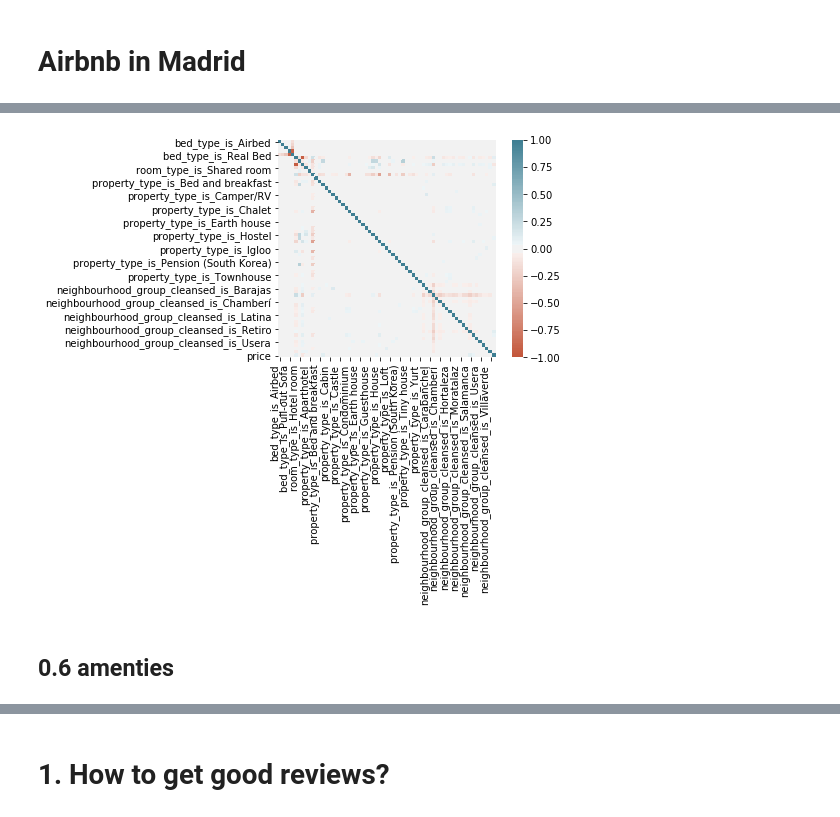
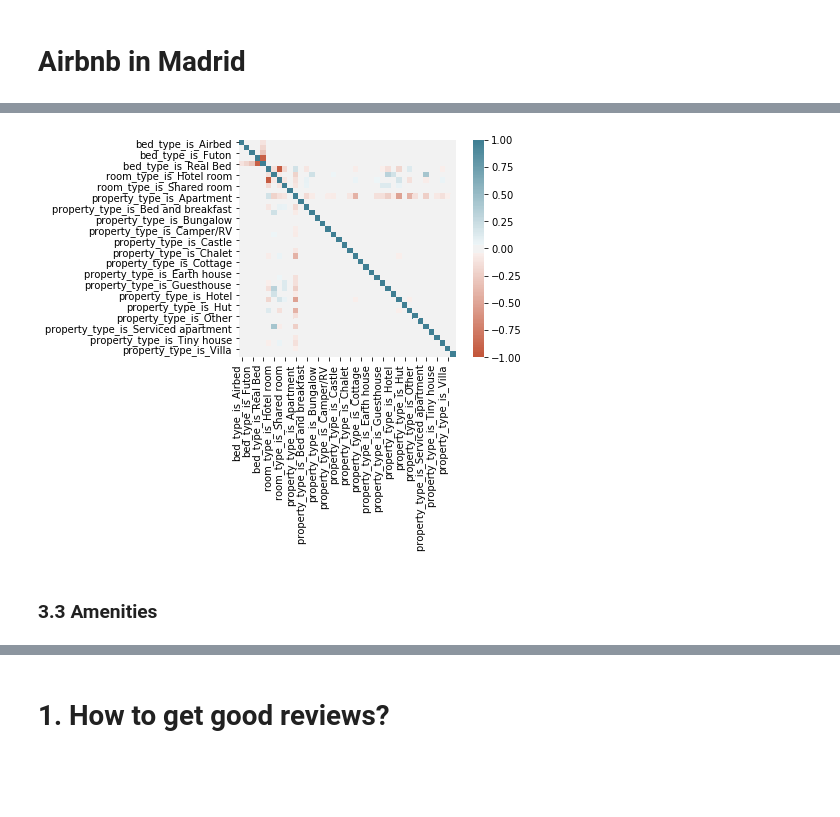
Before and after one commit to sergioperezz/Udacity_DataScientistND_Project1, a Jupyter notebook: Analysis_Airbnb_Madrid.ipynb, the cells around one changed output, grey strips where cells are left out. Cells and saved outputs as stored; diff of their text form; code cells hidden in the pictures; blank space fills up the shorter version.

```diff
--- a/Analysis_Airbnb_Madrid.ipynb
+++ b/Analysis_Airbnb_Madrid.ipynb
@@ -122,0 +198,2 @@ df_listings_affect=df_listing_cl.copy()
+# %%
+df_listings_affect = df_listings_affect[df_listings_affect.price<300]
@@ -123,3 +202,3 @@ df_listings_affect=df_listing_cl.copy()
 # %%
-df_listings_affect_numeric=df_listings_affect.select_dtypes(exclude=["category","object"])
+df_listings_affect_numeric=df_listings_affect.select_dtypes(exclude=["category","object"]).sort_values("price")
 # %%
@@ -128,0 +226,3 @@ df_listings_affect_numeric.review_scores_rating.isna().sum()
+# %%
+for col in df_listings_affect_numeric.columns[df_listings_affect_numeric.isnull().any()]:
+    df_listings_affect_numeric[col] = df_listings_affect_numeric[col].fillna(df_listings_affect_numeric[col].median())
@@ -203,8 +326,4 @@ df_listings_affect_category=df_listings_affect_category.drop(columns=["city","zi
 # %%
-#lets one hot encoding the other variables
-#encoding property_type
-
-for col in ["bed_type","room_type","property_type","neighbourhood_group_cleansed"]:
-
+for col in ["bed_type","room_type","property_type"]:
     # generate binary values using get_dummies
     df_listings_affect_category = pd.get_dummies(df_listings_affect_category, columns=[col], prefix=[col+"_is"],dtype="uint8")
@@ -213,21 +340,22 @@ df_listings_affect_category_with_price=pd.concat([df_listings_affect_category,df
 # %%
-corrMatrix = df_listings_affect_category_with_price.corr()
+corrMatrix = df_listings_affect_category.corr()
 
 ax = sns.heatmap(
     corrMatrix,
     vmin=-1, vmax=1, center=0,
     cmap=sns.diverging_palette(20, 220, n=200),
     square=True
 )
 ax.set_xticklabels(
     ax.get_xticklabels(),
     rotation=90,
     horizontalalignment='right'
 );
+figure = ax.get_figure().savefig('df_listings_affect_category.png',bbox_inches="tight")
 # %% [output]
-[figure, old version]
+[figure, new version]
-# %% [markdown]
-## 0.6 amenties
+# %% [markdown]
+### 3.3 Amenities
 # %%
 df_listings_affect_amenities=df_listings_affect["amenities"].str.replace('"',"").str.replace("}","").str.replace("{","").str.split(',',expand=True)
 
```
Also changed, not shown: parts of 68 cells of this notebook.
